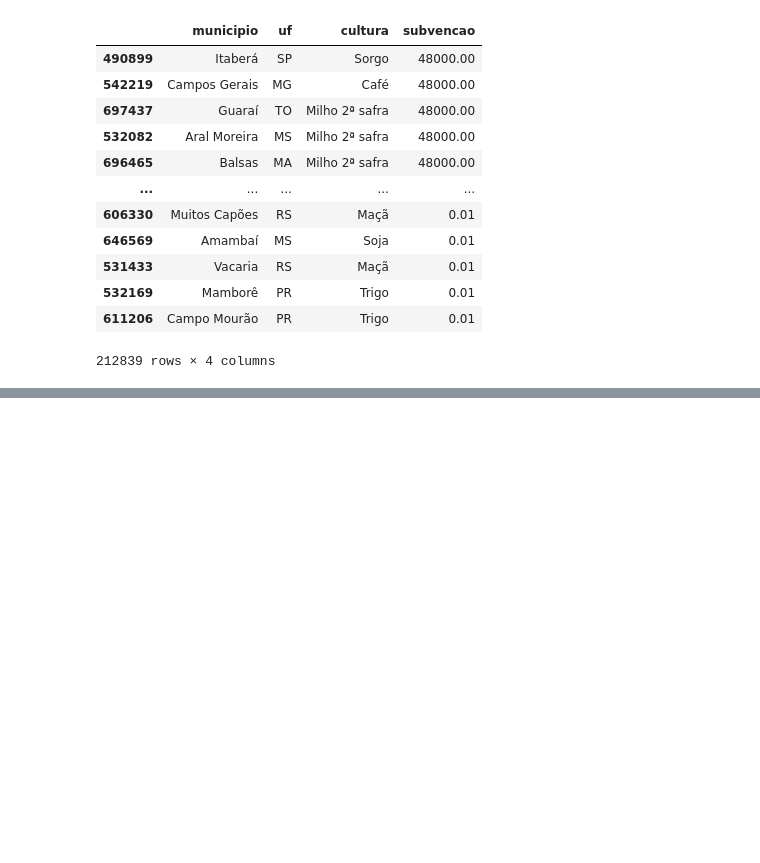
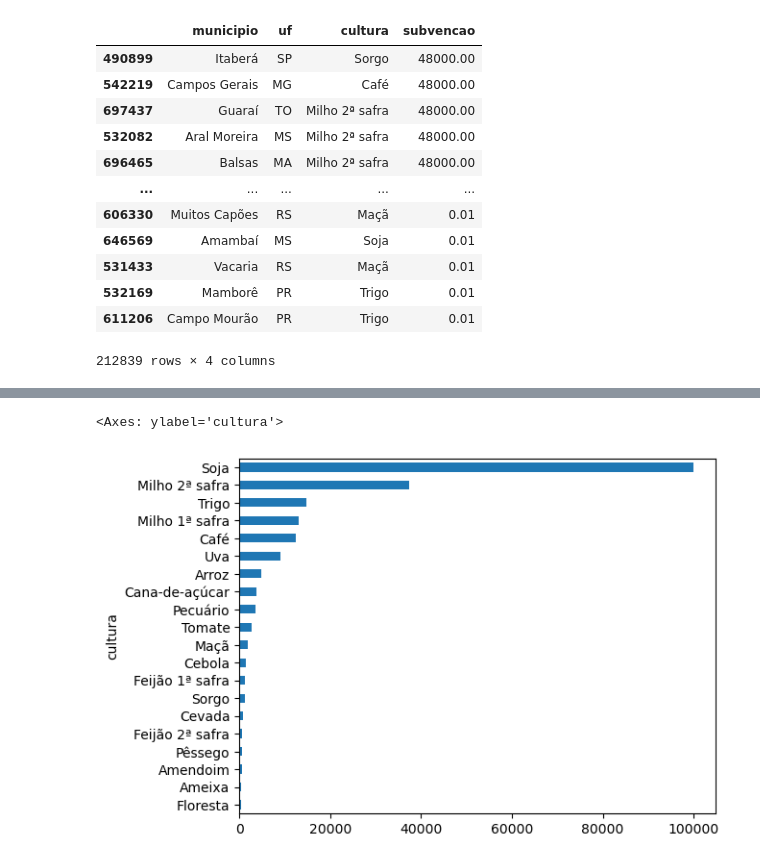
Before and after one commit to LucasPassoni/data-cleaning-eda, a Jupyter notebook: script.ipynb, the cells around one changed output, grey strips where cells are left out. Drawn from its saved outputs; the diff is of its cells as text; code cells hidden in the pictures; blank space fills up the shorter version.

```diff
--- a/script.ipynb
+++ b/script.ipynb
@@ -566,0 +812,7 @@ dados = pd.read_excel("seguro-rural-2016-2021.xlsx")
+# %%
+#mostrando apenas as 20 culturas mais seguradas
+culturas = df['cultura'].value_counts(ascending=True)
+culturas.tail(20).plot.barh()
+# %% [output]
+<Axes: ylabel='cultura'>
+[figure, added]
```
Also changed, not shown: parts of 28 cells of this notebook, 2 other files.
